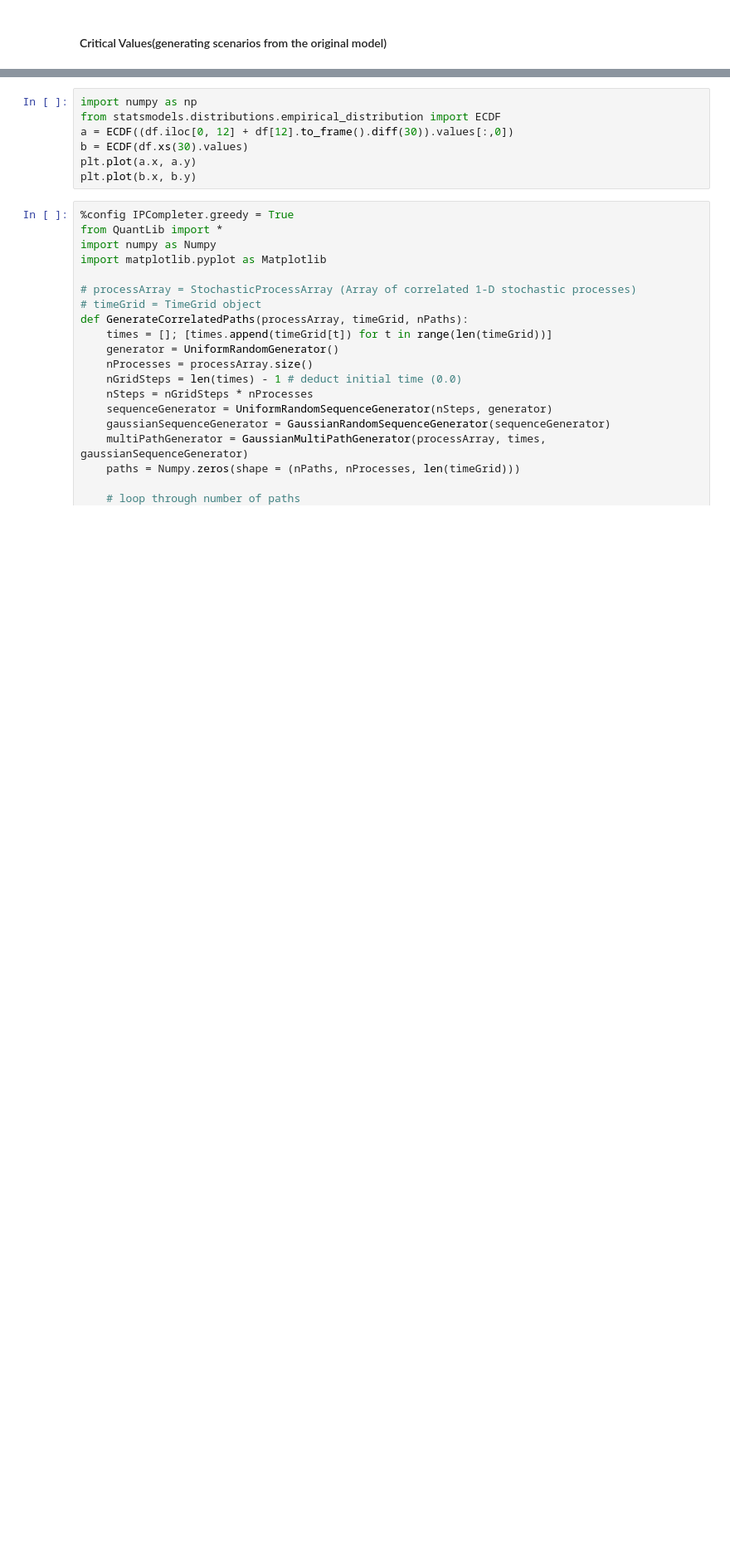
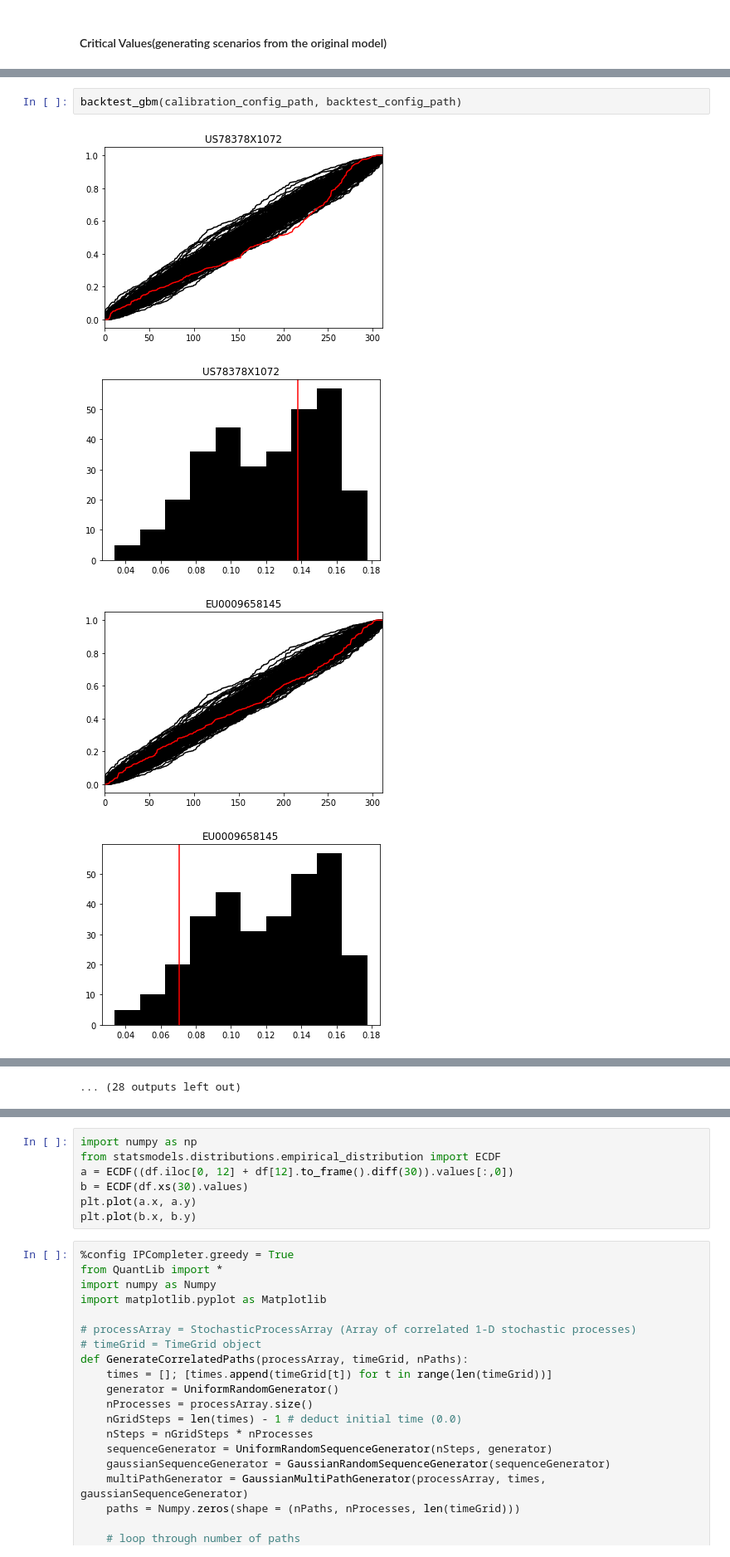
Before and after one commit to eyyupoglu/masters_thesis, a Jupyter notebook: notebooks/backtest.ipynb, the cells around one changed output, grey strips where cells are left out. Shown at 83% size. Drawn from its saved outputs; the diff is of its cells as text; blank space fills up the shorter version.

```diff
--- a/notebooks/backtest.ipynb
+++ b/notebooks/backtest.ipynb
@@ -311,0 +102,7 @@ df
+# %%
+backtest_gbm(calibration_config_path, backtest_config_path)
+# %% [output]
+[figure, added]
+[figure, added]
+[figure, added]
+[figure, added]
@@ -311,0 +117 @@ df
+... (28 outputs left out)
```
Also changed, not shown: parts of 19 cells of this notebook, 6 other files.
